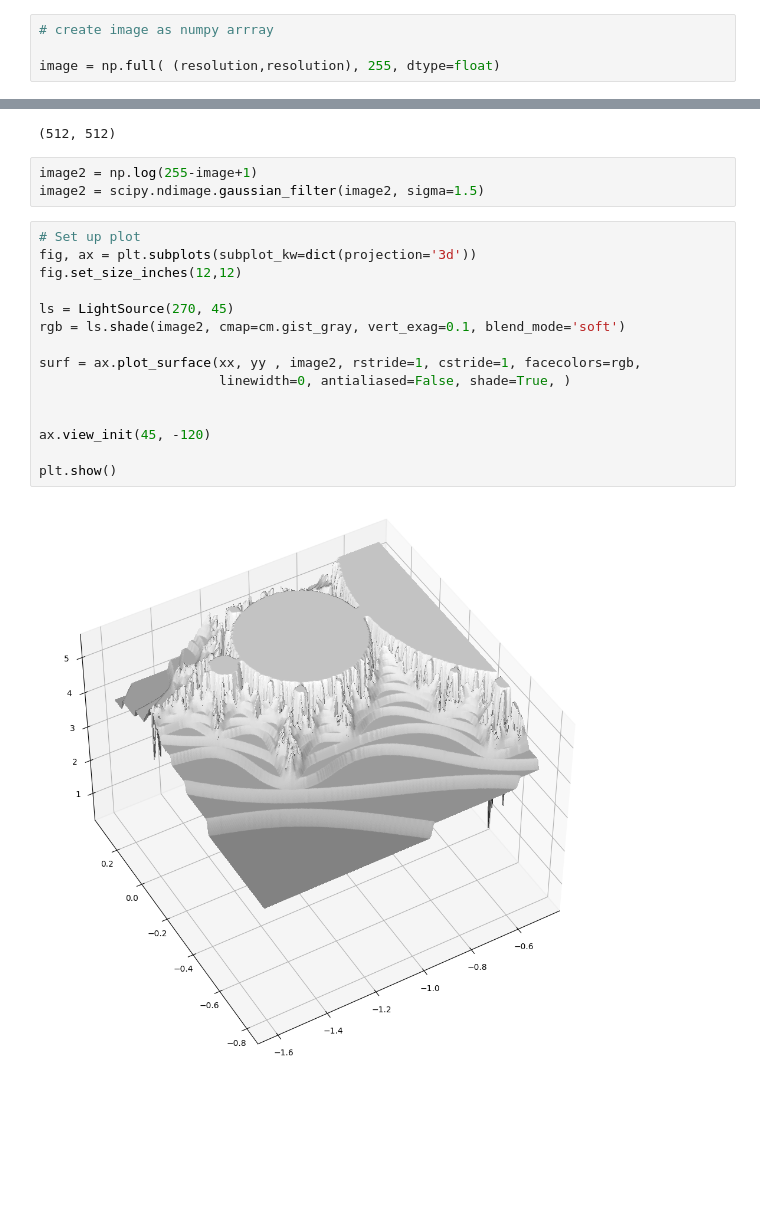
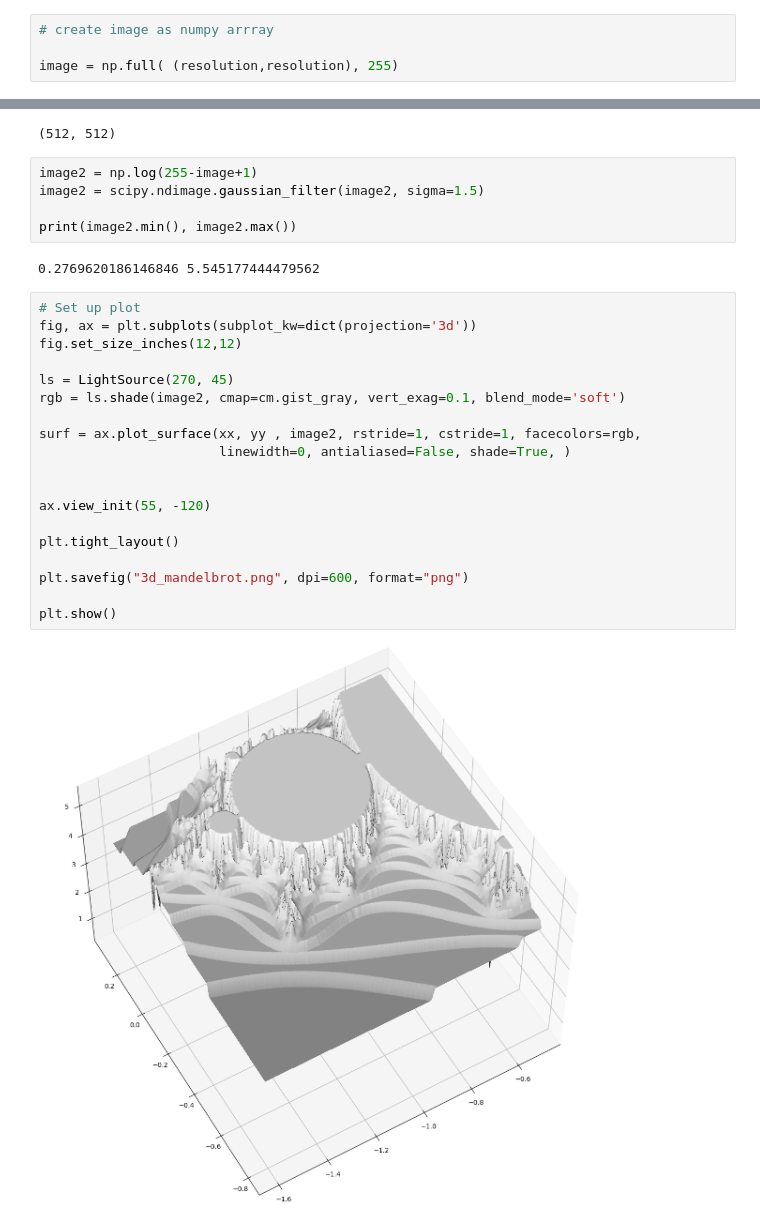
Before and after one commit to rzeta0/Make-Your-Own-Mandelbrot, a Jupyter notebook: 3d_mandelbrot.ipynb, the cells around one changed output, grey strips where cells are left out. Saved outputs shown, nothing was run; the diff lists cells and outputs as text; blank space fills up the shorter version.

```diff
--- a/3d_mandelbrot.ipynb
+++ b/3d_mandelbrot.ipynb
@@ -33,7 +33,7 @@ max_iter = 128
 # %%
 # create image as numpy arrray
 
-image = np.full( (resolution,resolution), 255, dtype=float)
+image = np.full( (resolution,resolution), 255)
 # %%
 # test each point in viewport for divergence
 
@@ -95,20 +95,28 @@ xx.shape
 # %%
 image2 = np.log(255-image+1)
 image2 = scipy.ndimage.gaussian_filter(image2, sigma=1.5)
+
+print(image2.min(), image2.max())
+# %% [output]
+0.2769620186146846 5.545177444479562
 # %%
 # Set up plot
 fig, ax = plt.subplots(subplot_kw=dict(projection='3d'))
 fig.set_size_inches(12,12)
 
 ls = LightSource(270, 45)
 rgb = ls.shade(image2, cmap=cm.gist_gray, vert_exag=0.1, blend_mode='soft')
 
 surf = ax.plot_surface(xx, yy , image2, rstride=1, cstride=1, facecolors=rgb,
                        linewidth=0, antialiased=False, shade=True, )
 
 
-ax.view_init(45, -120)
+ax.view_init(55, -120)
+
+plt.tight_layout()
+
+plt.savefig("3d_mandelbrot.png", dpi=600, format="png")
 
 plt.show()
 # %% [output]
-[figure, old version]
+[figure, new version]
```
